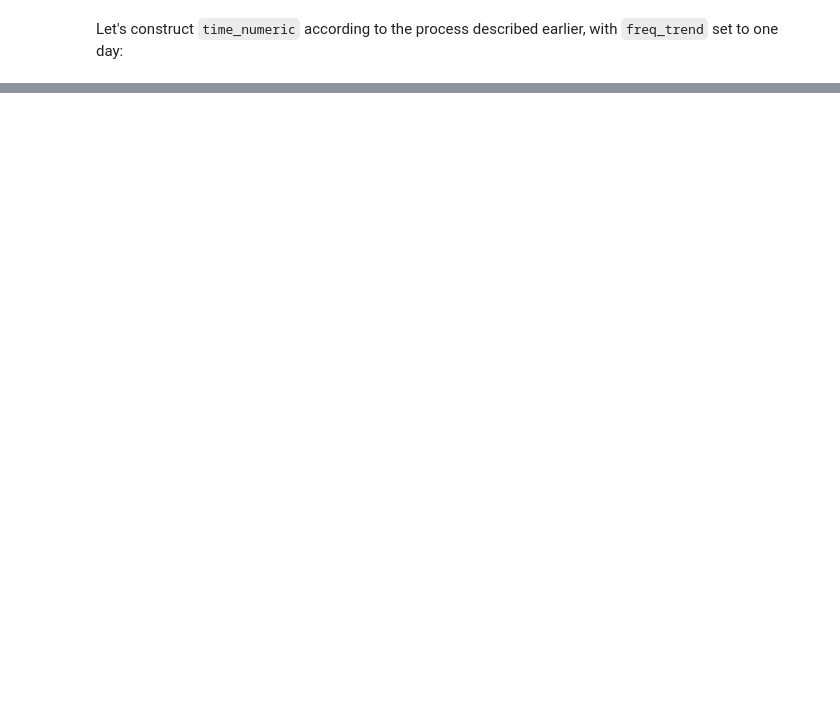
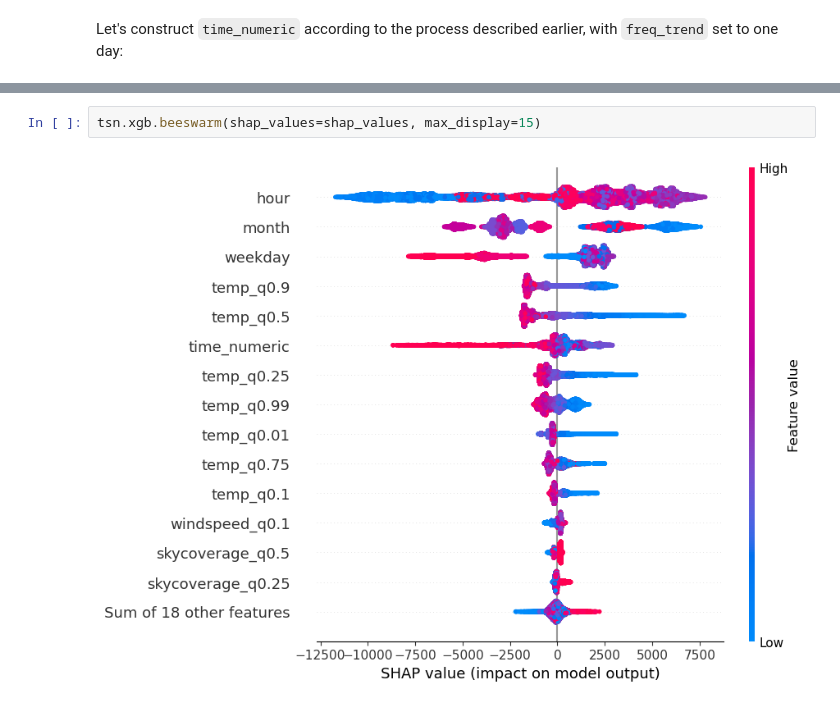
Before and after one commit to CyrilJl/apyxl, a Jupyter notebook: docs/source/tours/ts_normalization.ipynb, the cells around one changed output, grey strips where cells are left out. Drawn from its saved outputs; the diff is of its cells as text; blank space fills up the shorter version.

```diff
--- a/docs/source/tours/ts_normalization.ipynb
+++ b/docs/source/tours/ts_normalization.ipynb
@@ -116,0 +192,4 @@ plt.show()
+# %%
+tsn.xgb.beeswarm(shap_values=shap_values, max_display=15)
+# %% [output]
+[figure, added]
```
Also changed, not shown: parts of 22 cells of this notebook.
